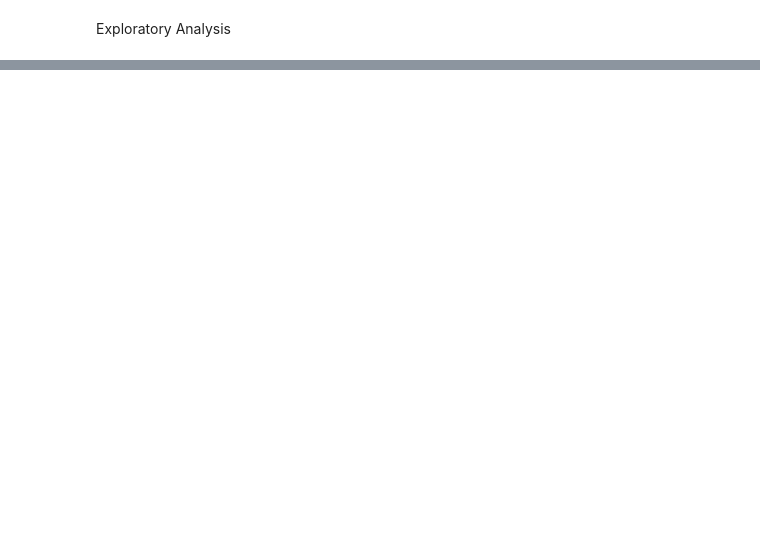
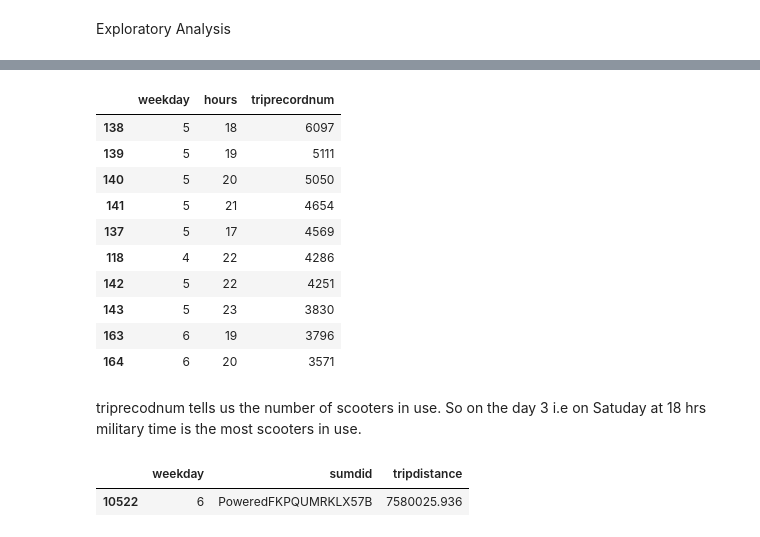
Before and after one commit to NSS-Full-Time-Data-Analytics-11/nashville-scooters-patches, a Jupyter notebook: notebook/scooters.ipynb, the cells around one changed output, grey strips where cells are left out. Drawn from its saved outputs; the diff is of its cells as text; code cells hidden in the pictures; blank space fills up the shorter version.

```diff
--- a/notebook/scooters.ipynb
+++ b/notebook/scooters.ipynb
@@ -487,0 +455,3 @@ both_tables.shape
+# %%
+limetrips['month'] = limetrips['pubtimestamp'].dt.month
+limetrips.head(2)
@@ -487,0 +462,3 @@ both_tables.shape
+# %%
+limetrips['weekday'] = limetrips['pubtimestamp'].dt.weekday
+limetrips.head(2)
@@ -487,0 +469,3 @@ both_tables.shape
+# %%
+limetrips['hours'] = limetrips['pubtimestamp'].dt.hour
+limetrips.head(2)
@@ -487,0 +476,3 @@ both_tables.shape
+# %%
+limetrips['date'] = limetrips['pubtimestamp'].dt.date
+limetrips.head(2)
@@ -487,0 +491,20 @@ both_tables.shape
+# %%
+scooters_per_hour_day_in_use =(limetrips.groupby(['weekday','hours'])['triprecordnum']
+ .count()
+ .reset_index().sort_values(by = 'triprecordnum', ascending = False)).head(10)
+scooters_per_hour_day_in_use
+# %% [output]
+|  | weekday | hours | triprecordnum |
+| 138 | 5 | 18 | 6097 |
+| 139 | 5 | 19 | 5111 |
+| 140 | 5 | 20 | 5050 |
+| 141 | 5 | 21 | 4654 |
+| 137 | 5 | 17 | 4569 |
+| 118 | 4 | 22 | 4286 |
+| 142 | 5 | 22 | 4251 |
+| 143 | 5 | 23 | 3830 |
+| 163 | 6 | 19 | 3796 |
+| 164 | 6 | 20 | 3571 |
+# %% [markdown]
+triprecodnum tells us the number of scooters in use.
+So on the day 3 i.e on Satuday at 18 hrs military time is the most scooters in use.
@@ -487,0 +513,7 @@ both_tables.shape
+# %%
+(limetrips.groupby(['weekday','sumdid'])['tripdistance']
+ .max()
+ .reset_index().sort_values(by = 'tripdistance', ascending = False)).head(1)
+# %% [output]
+|  | weekday | sumdid | tripdistance |
+| 10522 | 6 | PoweredFKPQUMRKLX57B | 7580025.936 |
```
Also changed, not shown: parts of 92 cells of this notebook, 1 other file.
